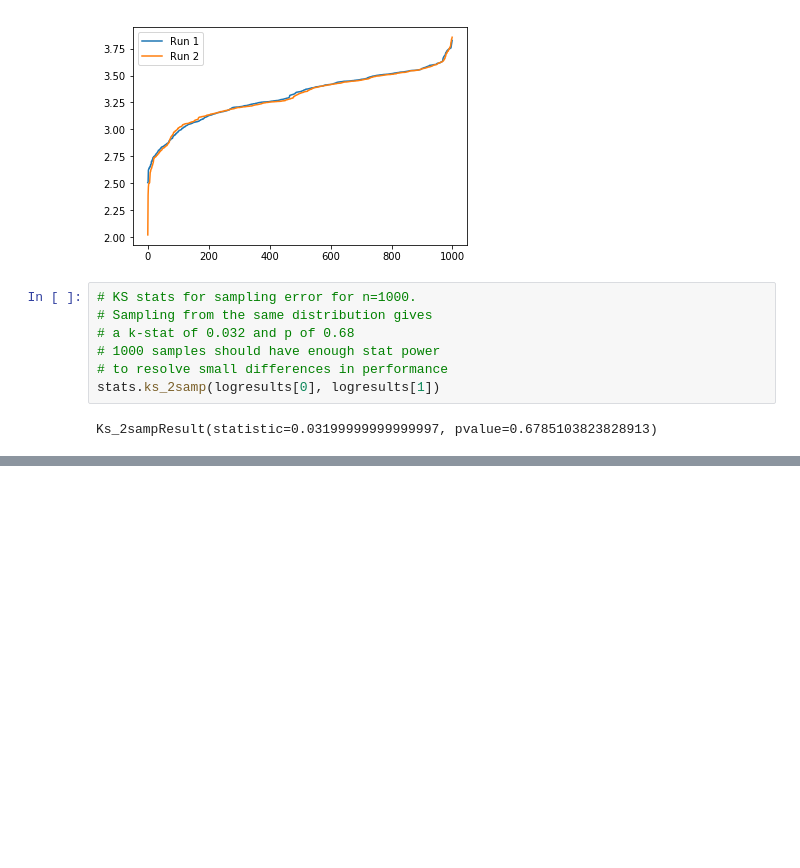
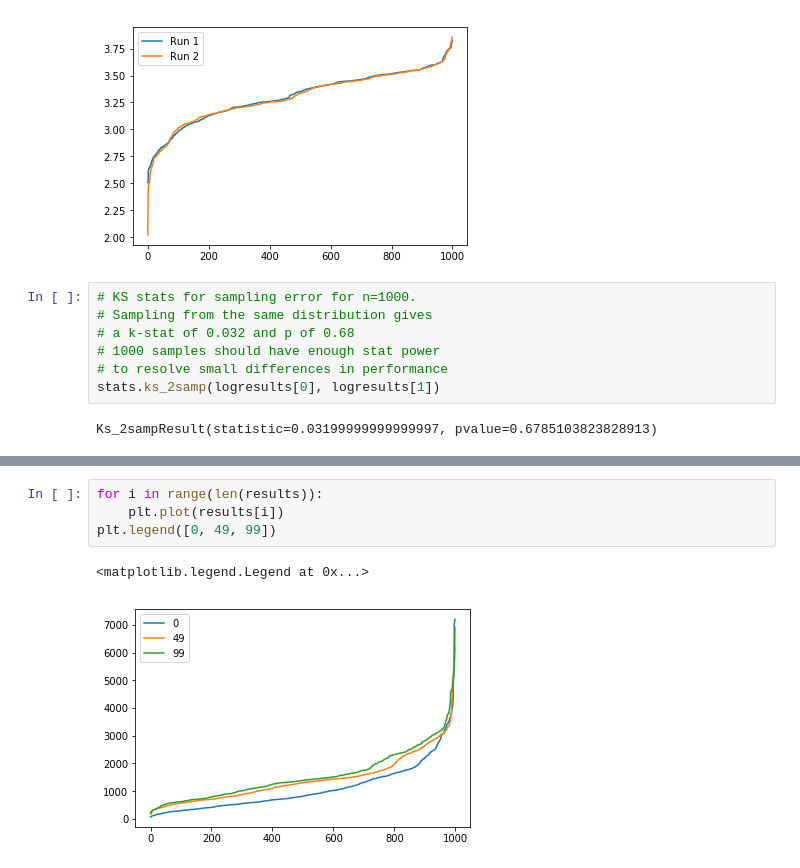
Before and after one commit to fqjin/2048NN, a Jupyter notebook: models/compare_models.ipynb, the cells around one changed output, grey strips where cells are left out. Drawn from its saved outputs; the diff is of its cells as text; blank space fills up the shorter version.

```diff
--- a/models/compare_models.ipynb
+++ b/models/compare_models.ipynb
@@ -44,0 +94,7 @@ Evaluate trained models by comparing their performance
+# %%
+for i in range(len(results)):
+    plt.plot(results[i])
+plt.legend([0, 49, 99])
+# %% [output]
+<matplotlib.legend.Legend at 0x...>
+[figure, added]
```
Also changed, not shown: parts of 15 cells of this notebook.
